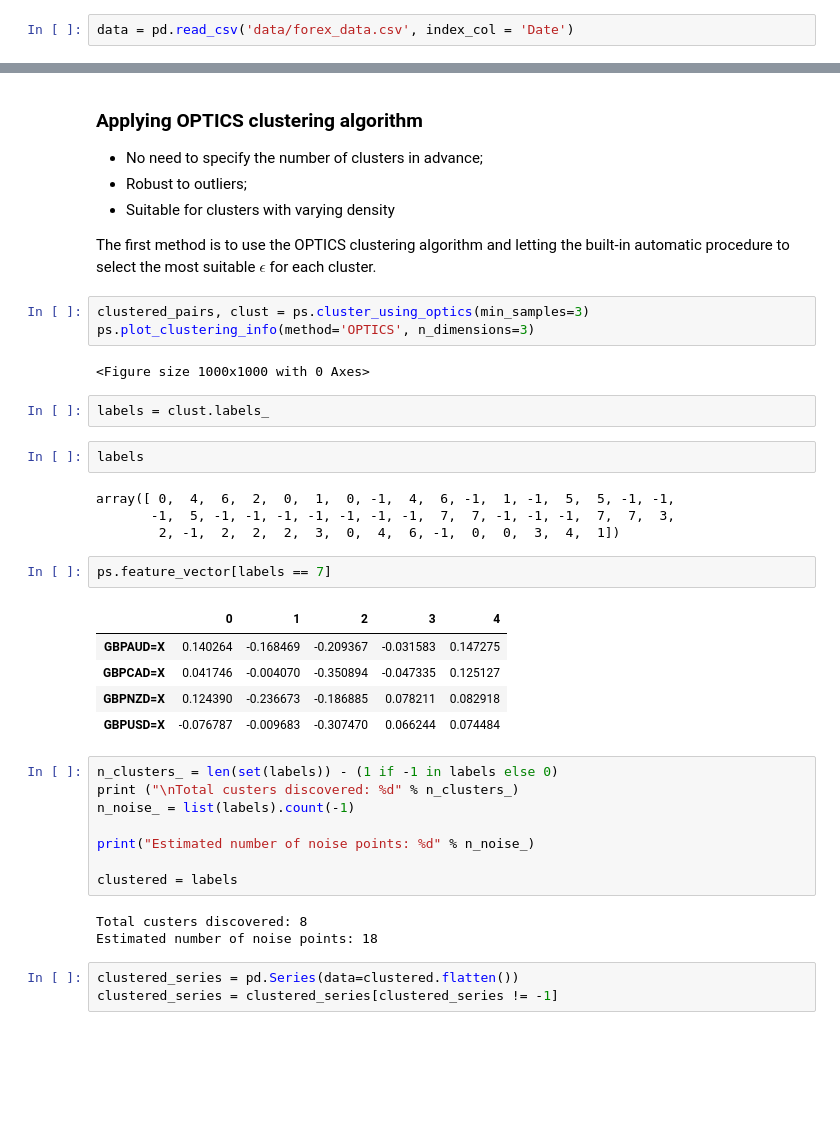
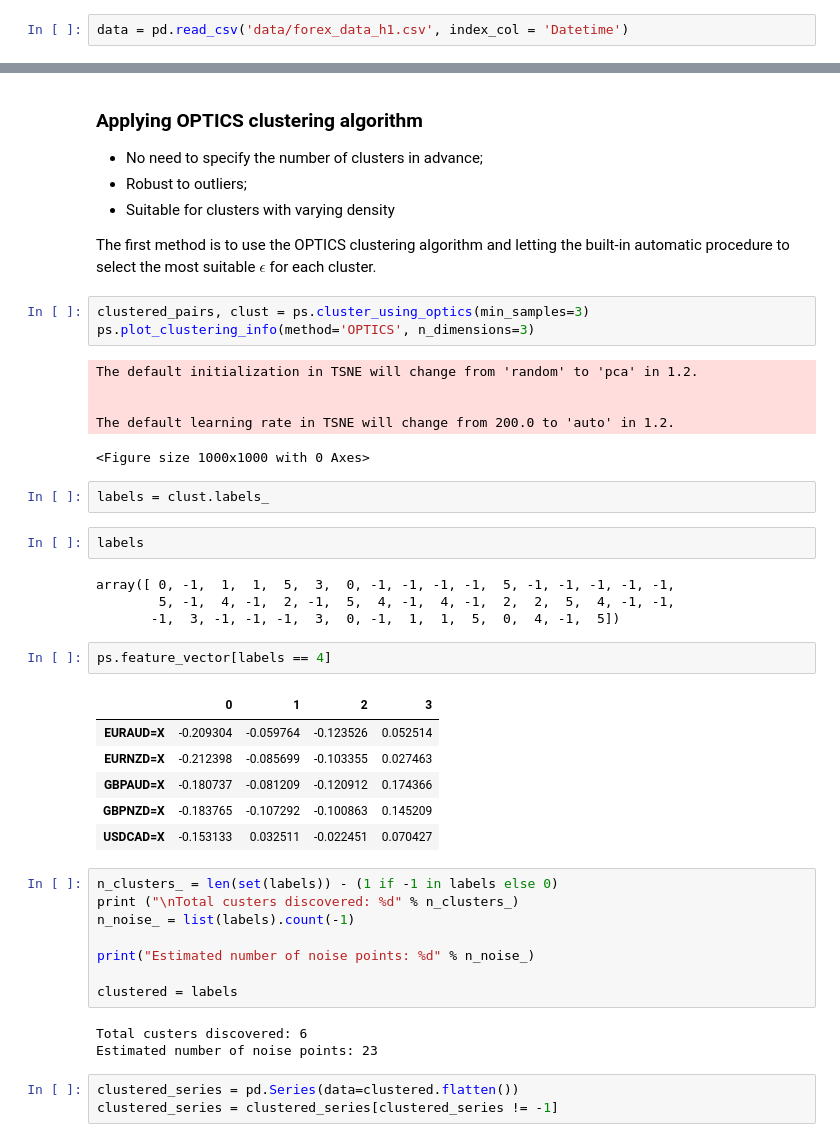
Before and after one commit to Renuto/Trading-Algorithmic, a Jupyter notebook: Statistical Arbitrage/statistical_Arbitrage.ipynb, the cells around one changed output, grey strips where cells are left out. Drawn from its saved outputs; the diff is of its cells as text; blank space fills up the shorter version.

```diff
--- a/Statistical Arbitrage/statistical_Arbitrage.ipynb
+++ b/Statistical Arbitrage/statistical_Arbitrage.ipynb
@@ -1,7 +1,7 @@
 # %%
 import pandas as pd
 # %%
-data = pd.read_csv('data/forex_data.csv', index_col = 'Date')
+data = pd.read_csv('data/forex_data_h1.csv', index_col = 'Datetime')
 # %%
 data.shape
 # %% [output]
@@ -76,23 +76,28 @@ procedure to select the most suitable $\epsilon$ for each cluster.
 clustered_pairs, clust = ps.cluster_using_optics(min_samples=3)
 ps.plot_clustering_info(method='OPTICS', n_dimensions=3)
 # %% [output]
-<Figure size 1000x1000 with 0 Axes>
+The default initialization in TSNE will change from 'random' to 'pca' in 1.2.
+
+
+The default learning rate in TSNE will change from 200.0 to 'auto' in 1.2.
+<Figure size 1000x1000 with 0 Axes>
 # %%
 labels = clust.labels_
 # %%
 labels
 # %% [output]
-array([ 0,  4,  6,  2,  0,  1,  0, -1,  4,  6, -1,  1, -1,  5,  5, -1, -1,
-       -1,  5, -1, -1, -1, -1, -1, -1, -1,  7,  7, -1, -1, -1,  7,  7,  3,
-        2, -1,  2,  2,  2,  3,  0,  4,  6, -1,  0,  0,  3,  4,  1])
+array([ 0, -1,  1,  1,  5,  3,  0, -1, -1, -1, -1,  5, -1, -1, -1, -1, -1,
+        5, -1,  4, -1,  2, -1,  5,  4, -1,  4, -1,  2,  2,  5,  4, -1, -1,
+       -1,  3, -1, -1, -1,  3,  0, -1,  1,  1,  5,  0,  4, -1,  5])
 # %%
-ps.feature_vector[labels == 7]
+ps.feature_vector[labels == 4]
 # %% [output]
-|  | 0 | 1 | 2 | 3 | 4 |
-| GBPAUD=X | 0.140264 | -0.168469 | -0.209367 | -0.031583 | 0.147275 |
-| GBPCAD=X | 0.041746 | -0.004070 | -0.350894 | -0.047335 | 0.125127 |
-| GBPNZD=X | 0.124390 | -0.236673 | -0.186885 | 0.078211 | 0.082918 |
-| GBPUSD=X | -0.076787 | -0.009683 | -0.307470 | 0.066244 | 0.074484 |
+|  | 0 | 1 | 2 | 3 |
+| EURAUD=X | -0.209304 | -0.059764 | -0.123526 | 0.052514 |
+| EURNZD=X | -0.212398 | -0.085699 | -0.103355 | 0.027463 |
+| GBPAUD=X | -0.180737 | -0.081209 | -0.120912 | 0.174366 |
+| GBPNZD=X | -0.183765 | -0.107292 | -0.100863 | 0.145209 |
+| USDCAD=X | -0.153133 | 0.032511 | -0.022451 | 0.070427 |
 # %%
 n_clusters_ = len(set(labels)) - (1 if -1 in labels else 0)
 print ("\nTotal custers discovered: %d" % n_clusters_)
@@ -102,8 +107,8 @@ print("Estimated number of noise points: %d" % n_noise_)
 
 clustered = labels
 # %% [output]
-Total custers discovered: 8
-Estimated number of noise points: 18
+Total custers discovered: 6
+Estimated number of noise points: 23
 # %%
 clustered_series = pd.Series(data=clustered.flatten())
 clustered_series = clustered_series[clustered_series != -1]
```
Also changed, not shown: parts of 14 cells of this notebook.
